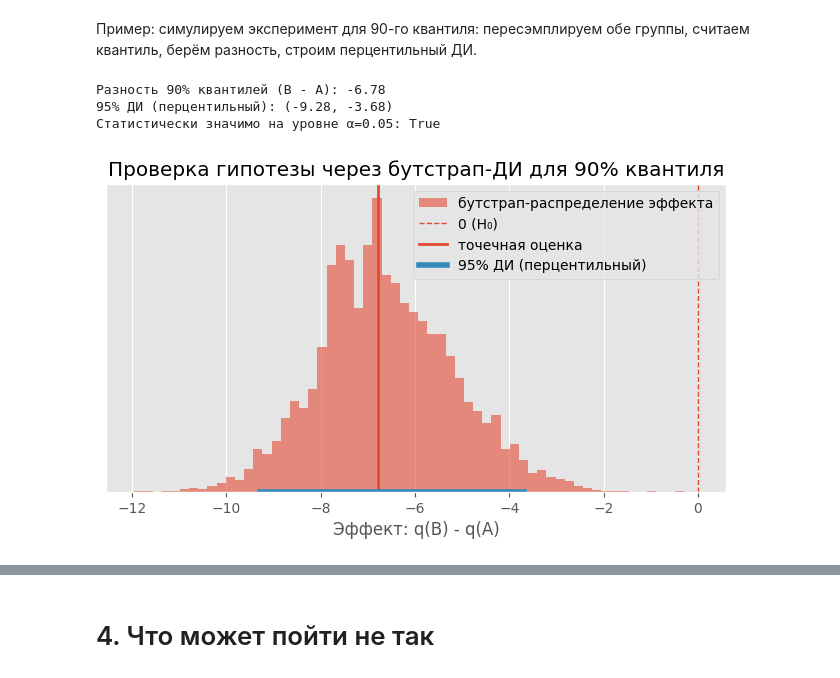
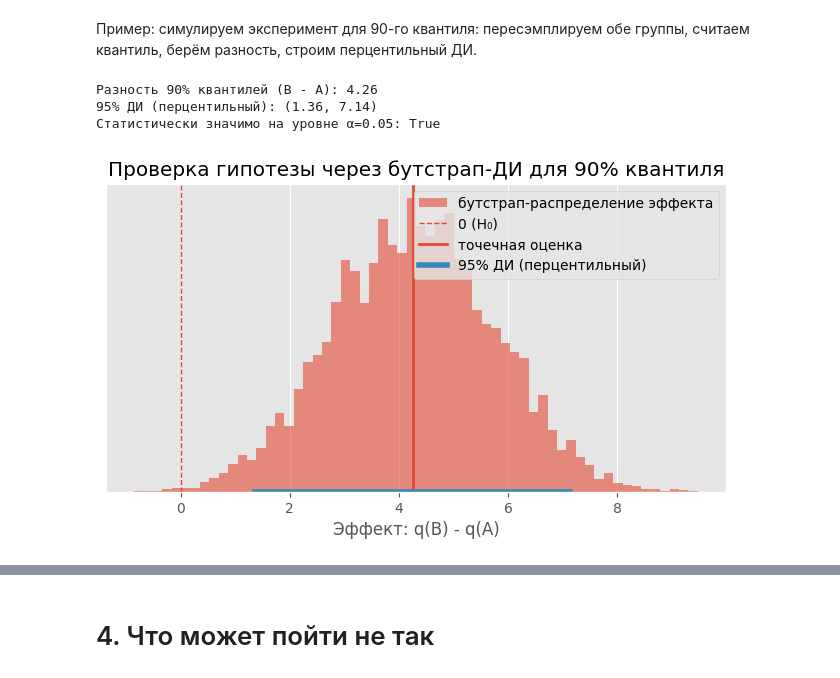
Before and after one commit to nbagiyan/online-exp-course, a Jupyter notebook: 2026-spring/seminars/3_code.ipynb, the cells around one changed output, grey strips where cells are left out. Cells and saved outputs as stored; diff of their text form; code cells hidden in the pictures.

```diff
--- a/2026-spring/seminars/3_code.ipynb
+++ b/2026-spring/seminars/3_code.ipynb
@@ -198,6 +192,6 @@ $T_1^*, T_2^*, ..., T_B^*$
 # %%
 n = 1000  # размер исходной выборки
-B = 1000  # количество генерируемых подвыборок
+B = 5000  # количество генерируемых подвыборок
 
 values = np.random.normal(90, 20, n)
 quantile = np.quantile(values, 0.9)
@@ -208,5 +202,8 @@ for _ in range(B):
 std = np.std(bootstrap_quantiles)
 print(f"Оценка 90% квантиля: {quantile:0.2f}")
 print(f"Оценка std для 90% квантиля: {std:0.2f}")
+print(
+    f"Доверительный интервал для 90% квантиля: [{quantile - 1.96 * std:0.2f}, {quantile + 1.96 * std:0.2f}]"
+)
 # %% [output]
 Оценка 90% квантиля: 116.16
@@ -462,8 +462,9 @@ alpha = 0.05
 q = 0.9
 
 # Пример: группы с одинаковым средним, но разной дисперсией
-values_a = np.random.normal(90, 20, n)
-values_b = np.random.normal(90, 15, n)
+# то есть симулируем ситуацию, когда 90% квантиль мог измениться из-за роста дисперсии
+values_a = np.random.normal(90, 15, n)
+values_b = np.random.normal(90, 20, n)
 
 # точечная оценка эффекта
 pe = np.quantile(values_b, q) - np.quantile(values_a, q)
@@ -480,33 +481,33 @@ bootstrap_stats = boot_q_b - boot_q_a
 # ДИ (оставим перцентильный как основной для квантилей)
 ci = get_percentile_ci(bootstrap_stats, alpha)
 
 has_effect = not (ci[0] <= 0 <= ci[1])
 
 print(f"Разность {int(q*100)}% квантилей (B - A): {pe:.2f}")
 print(f"{int((1-alpha)*100)}% ДИ (перцентильный): ({ci[0]:.2f}, {ci[1]:.2f})")
 print(f"Статистически значимо на уровне α={alpha}: {has_effect}")
 
 plt.figure(figsize=(8, 4))
 plt.hist(
     bootstrap_stats,
     bins=60,
     density=True,
     alpha=0.6,
     label="бутстрап-распределение эффекта",
 )
 plt.axvline(0, linestyle="--", linewidth=1, label="0 (H₀)")
 plt.axvline(pe, linewidth=2, label="точечная оценка")
 
 y = 0
 plt.plot(ci, [y, y], linewidth=4, label="95% ДИ (перцентильный)")
 
 plt.title(f"Проверка гипотезы через бутстрап-ДИ для {int(q*100)}% квантиля")
 plt.xlabel("Эффект: q(B) - q(A)")
 plt.yticks([])
 plt.legend()
 plt.show()
 # %% [output]
-Разность 90% квантилей (B - A): -6.78
-95% ДИ (перцентильный): (-9.28, -3.68)
+Разность 90% квантилей (B - A): 4.26
+95% ДИ (перцентильный): (1.36, 7.14)
 Статистически значимо на уровне α=0.05: True
-[figure, old version]
+[figure, new version]
```
Also changed, not shown: parts of 18 cells of this notebook, 1 other file.
